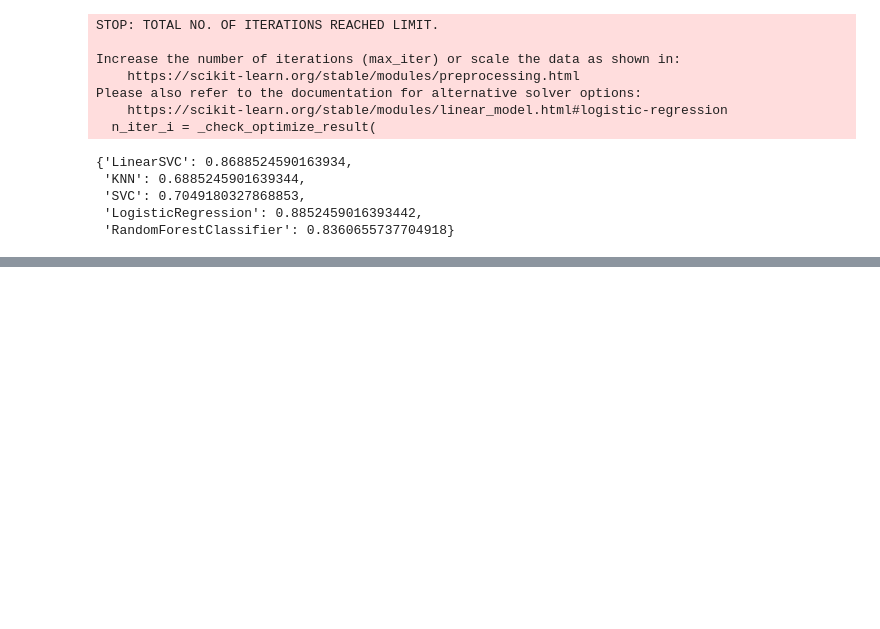
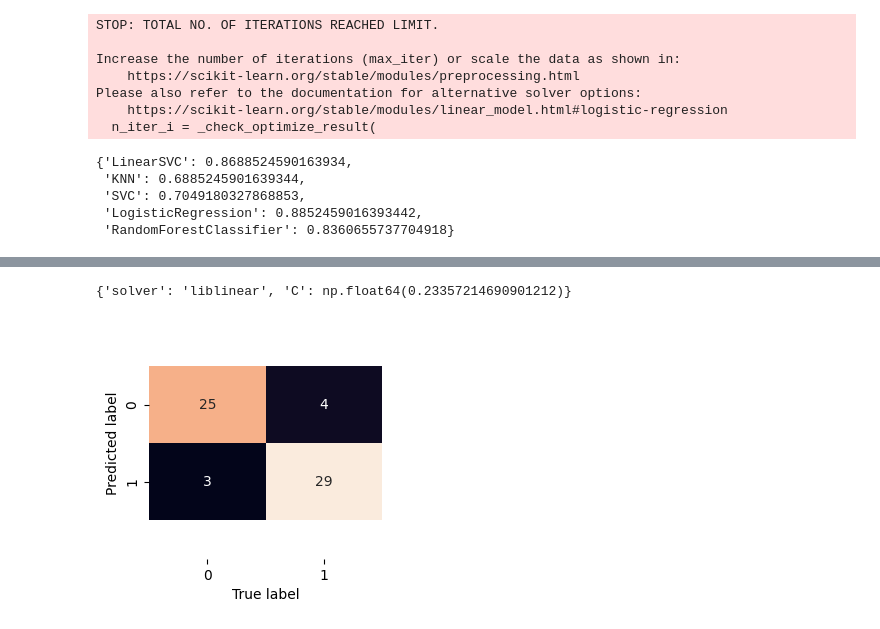
Before and after one commit to abdulmajidalali17-oss/Machine-Learning, a Jupyter notebook: ScikitLearn.ipynb, the cells around one changed output, grey strips where cells are left out. Cells and saved outputs as stored; diff of their text form; code cells hidden in the pictures; blank space fills up the shorter version.

```diff
--- a/ScikitLearn.ipynb
+++ b/ScikitLearn.ipynb
@@ -451,0 +677,16 @@ Please also refer to the documentation for alternative solver options:
+# %%
+from sklearn.model_selection import RandomizedSearchCV
+from sklearn.linear_model import LogisticRegression
+
+# Setup RandomizedSearchCV
+rs_log_reg = RandomizedSearchCV(
+    estimator=LogisticRegression(),
+    param_distributions=log_reg_grid,
+    cv=5,
+    n_iter=5,
+    verbose=True,
+    random_state=42
+)
+
+# Fit the model
+rs_log_reg.fit(X_train, y_train)
@@ -451,0 +703,5 @@ Please also refer to the documentation for alternative solver options:
+# %%
+# Find the best parameters of the RandomizedSearchCV instance using the best_params_ attribute
+rs_log_reg.best_params_
+# %% [output]
+{'solver': 'liblinear', 'C': np.float64(0.23357214690901212)}
@@ -451,0 +715,27 @@ Please also refer to the documentation for alternative solver options:
+# %%
+y_preds = rs_log_reg.predict(X_test)
+# %%
+def plot_conf_mat(y_test, y_preds):
+    """
+    Plots a confusion matrix using Seaborn's heatmap().
+    """
+    fig, ax = plt.subplots(figsize=(3, 3))
+
+    ax = sns.heatmap(
+        confusion_matrix(y_test, y_preds),
+        annot=True,
+        cbar=False,
+        fmt="d"
+    )
+
+    plt.xlabel("True label")
+    plt.ylabel("Predicted label")
+
+    bottom, top = ax.get_ylim()
+    ax.set_ylim(bottom + 0.5, top - 0.5)
+
+    plt.show()
+# %%
+plot_conf_mat(y_test, y_preds)
+# %% [output]
+[figure, added]
```
Also changed, not shown: parts of 36 cells of this notebook.
